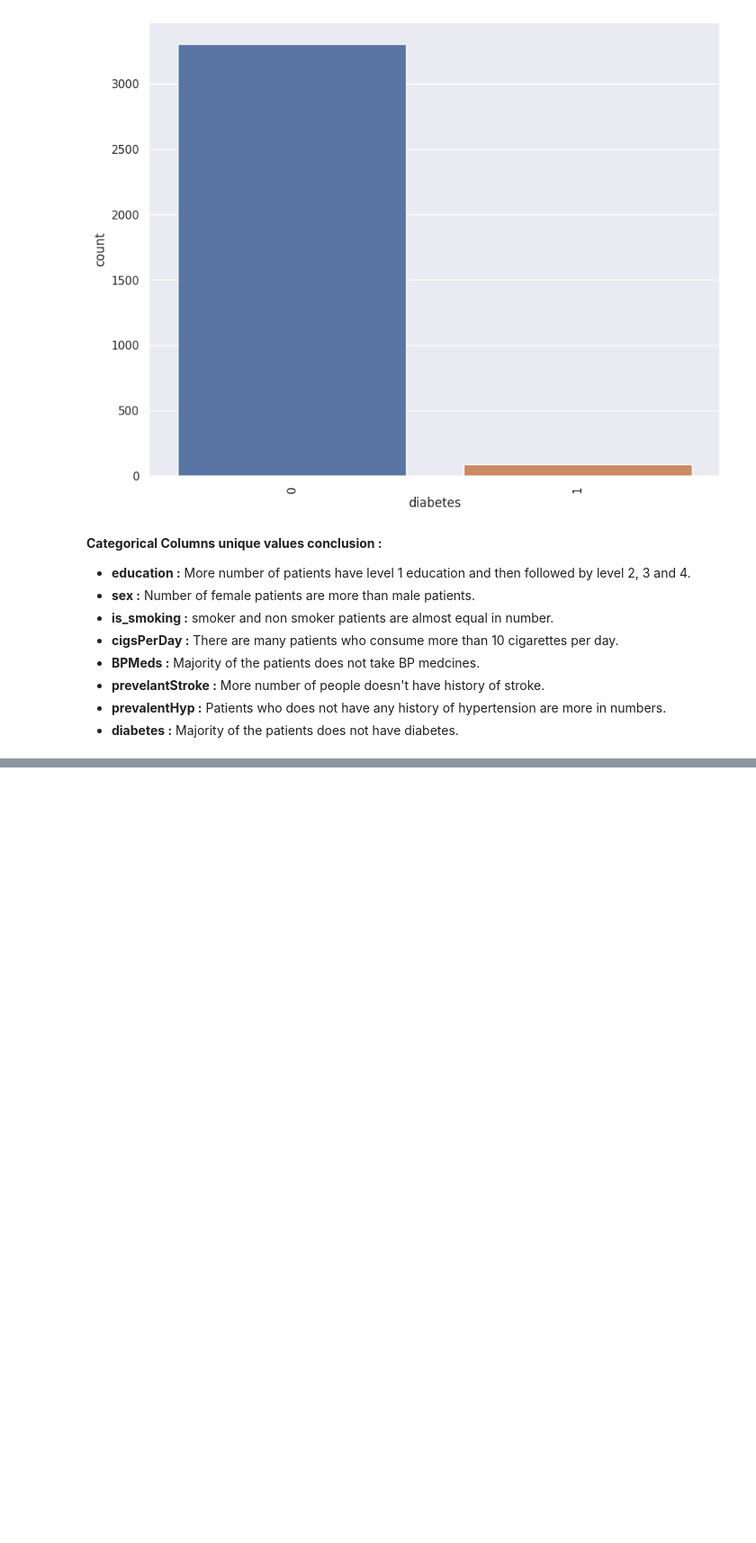
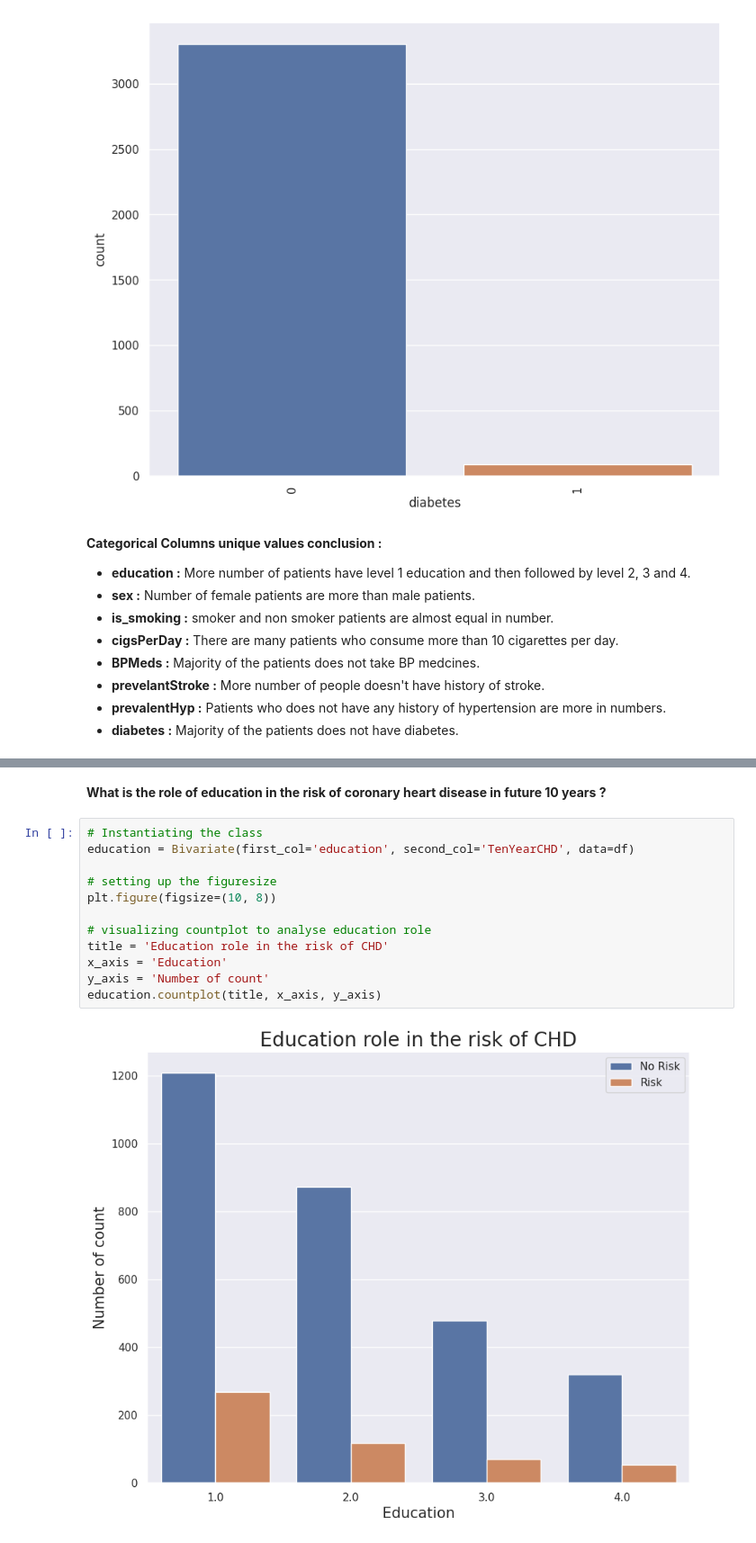
Before and after one commit to anasmalik081/Cardiovascular-Risk-Prediction-Capstone-Project, a Jupyter notebook: Individual_Notebook_Cardiovascular_Risk_Prediction_Capstone_Project.ipynb, the cells around one changed output, grey strips where cells are left out. Shown at 90% size. Saved outputs shown, nothing was run; the diff lists cells and outputs as text; blank space fills up the shorter version.

```diff
--- a/Individual_Notebook_Cardiovascular_Risk_Prediction_Capstone_Project.ipynb
+++ b/Individual_Notebook_Cardiovascular_Risk_Prediction_Capstone_Project.ipynb
@@ -425,0 +541,16 @@ plt.show()
+# %% [markdown]
+**What is the role of education in the risk of coronary heart disease in future 10 years ?**
+# %%
+# Instantiating the class
+education = Bivariate(first_col='education', second_col='TenYearCHD', data=df)
+
+# setting up the figuresize
+plt.figure(figsize=(10, 8))
+
+# visualizing countplot to analyse education role
+title = 'Education role in the risk of CHD'
+x_axis = 'Education'
+y_axis = 'Number of count'
+education.countplot(title, x_axis, y_axis)
+# %% [output]
+[figure, added]
```
Also changed, not shown: parts of 35 cells of this notebook.
